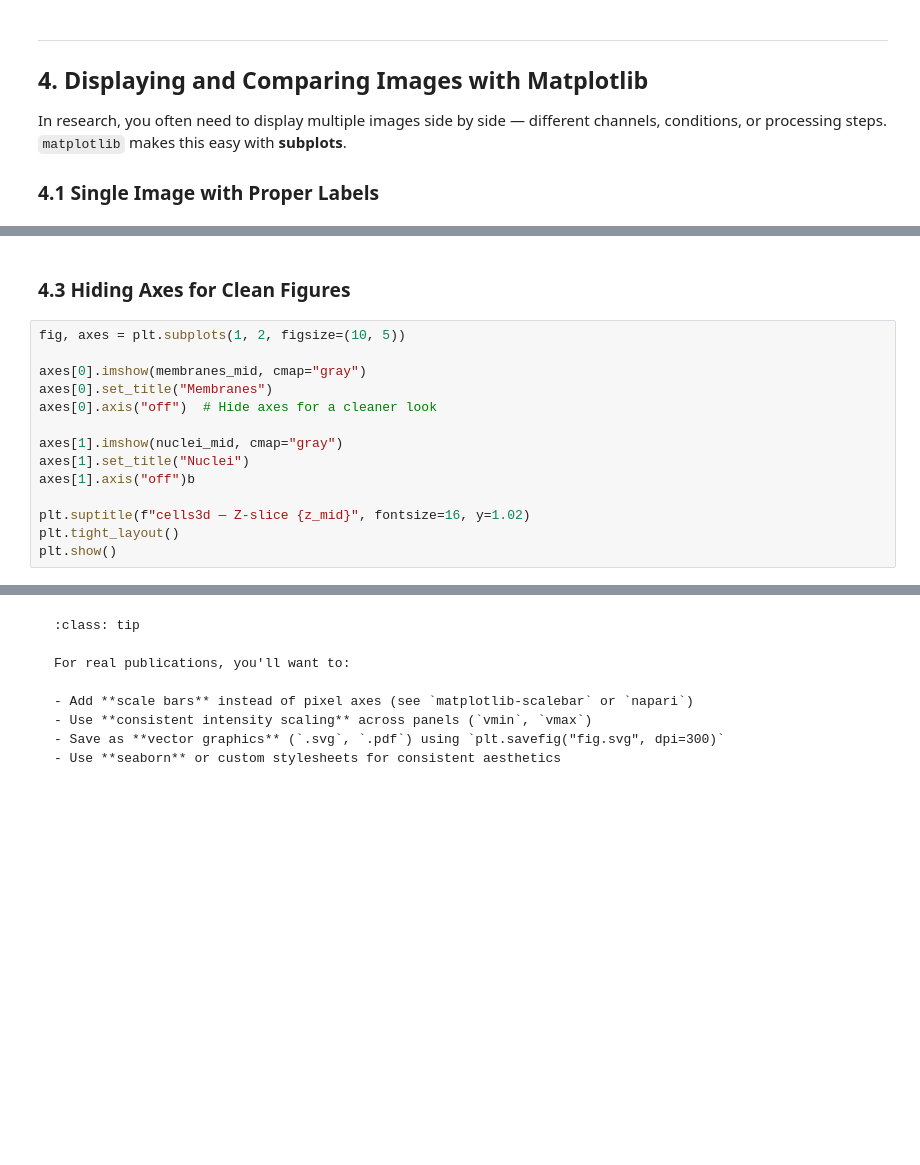
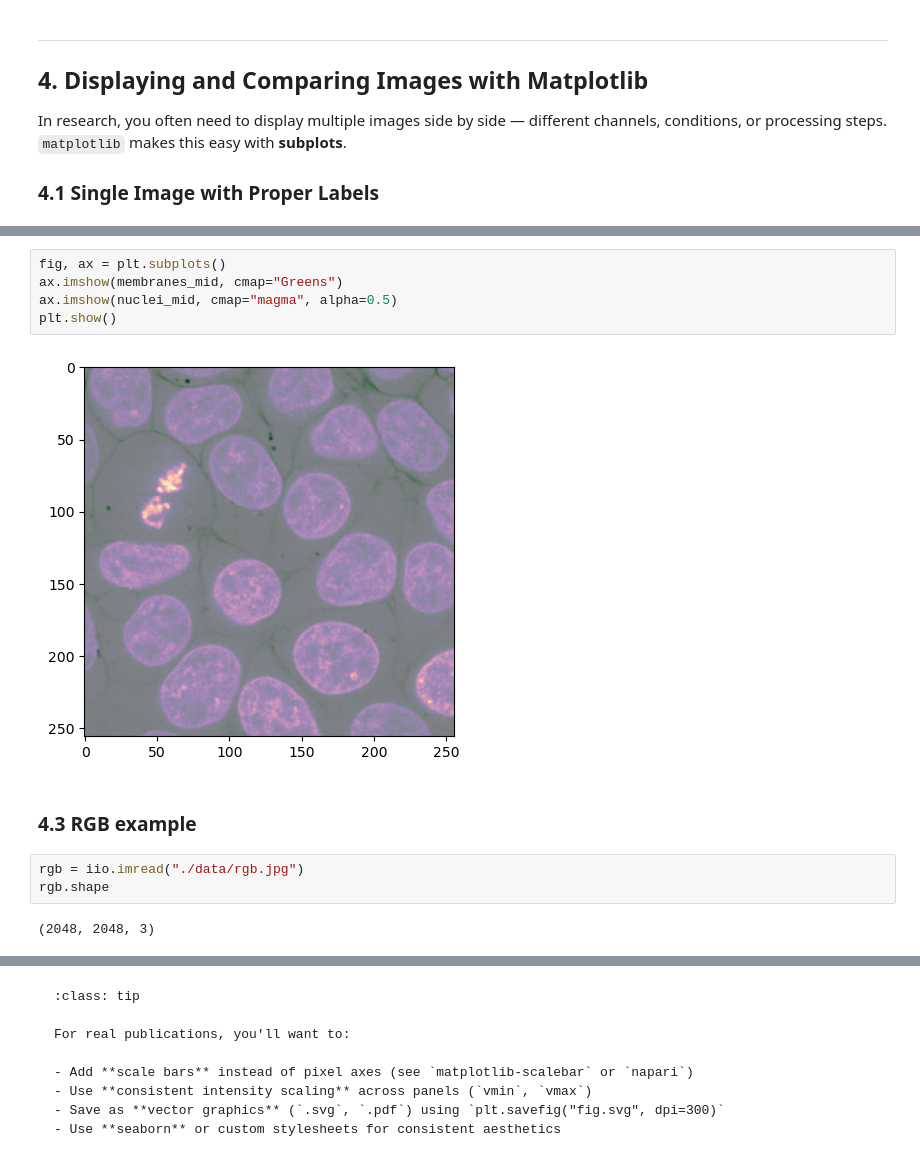
Before and after one commit to m-albert/mnb-image-analysis, a Jupyter notebook: materials/image_handling/image_handling.ipynb, the cells around one changed output, grey strips where cells are left out. Cells and saved outputs as stored; diff of their text form; blank space fills up the shorter version.

```diff
--- a/materials/image_handling/image_handling.ipynb
+++ b/materials/image_handling/image_handling.ipynb
@@ -489,16 +508,14 @@ plt.show()
+# %%
+fig, ax = plt.subplots()
+ax.imshow(membranes_mid, cmap="Greens")
+ax.imshow(nuclei_mid, cmap="magma", alpha=0.5)
+plt.show()
+# %% [output]
+[figure, added]
 # %% [markdown]
-### 4.3 Hiding Axes for Clean Figures
+### 4.3 RGB example
-# %%
-fig, axes = plt.subplots(1, 2, figsize=(10, 5))
-
-axes[0].imshow(membranes_mid, cmap="gray")
-axes[0].set_title("Membranes")
-axes[0].axis("off")  # Hide axes for a cleaner look
-
-axes[1].imshow(nuclei_mid, cmap="gray")
-axes[1].set_title("Nuclei")
-axes[1].axis("off")b
-
-plt.suptitle(f"cells3d — Z-slice {z_mid}", fontsize=16, y=1.02)
-plt.tight_layout()
-plt.show()
+# %%
+rgb = iio.imread("./data/rgb.jpg")
+rgb.shape
+# %% [output]
+(2048, 2048, 3)
```
Also changed, not shown: parts of 15 cells of this notebook.
